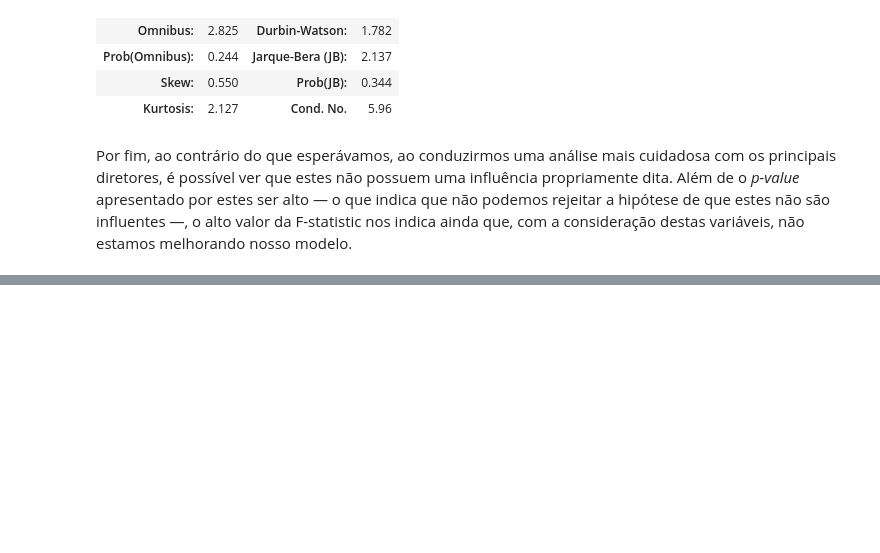
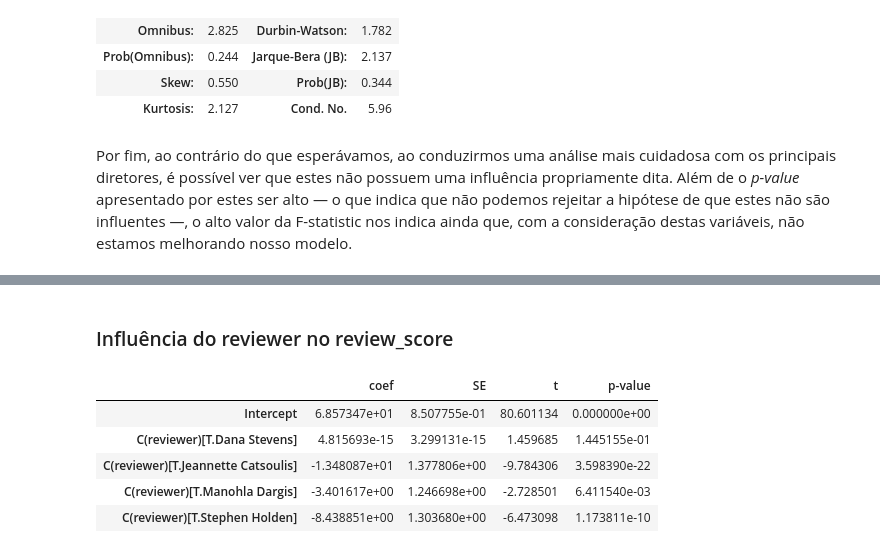
Before and after one commit to gabrieldluca/2017-2-projeto-metascience, a Jupyter notebook: notebooks/analysis.ipynb, the cells around one changed output, grey strips where cells are left out. Cells and saved outputs as stored; diff of their text form; code cells hidden in the pictures; blank space fills up the shorter version.

```diff
--- a/notebooks/analysis.ipynb
+++ b/notebooks/analysis.ipynb
@@ -268,0 +294,25 @@ Por fim, ao contrário do que esperávamos, ao conduzirmos uma análise mais cui
+# %% [markdown]
+### Influência do reviewer no review_score
+# %%
+reviewerQtd = movie_data.groupby('reviewer')[['review_score']].count()
+fiveReviewer = reviewerQtd.nlargest(5, ['review_score'])
+fiveReviewer = [i for i in fiveReviewer.index.values]
+
+getFiveReviewer= lambda i: i[2] in fiveReviewer
+fiveReviewerDF = pd.DataFrame(list(map(getFiveReviewer, movie_data.itertuples())))
+fiveReviewerDF = movie_data[fiveReviewerDF.values]
+fiveReviewerDF.reviewer.cat.remove_unused_categories(inplace=True)
+fiveReviewerDF = fiveReviewerDF.reset_index(drop=True).dropna()
+
+model = smf.ols(formula='review_score ~ C(reviewer)', data=fiveReviewerDF).fit()
+
+result = pd.concat([model.params, model.bse, model.tvalues, model.pvalues],
+                   axis=1, keys=['coef','SE','t','p-value'])
+display(result)
+# %% [output]
+|  | coef | SE | t | p-value |
+| Intercept | 6.857347e+01 | 8.507755e-01 | 80.601134 | 0.000000e+00 |
+| C(reviewer)[T.Dana Stevens] | 4.815693e-15 | 3.299131e-15 | 1.459685 | 1.445155e-01 |
+| C(reviewer)[T.Jeannette Catsoulis] | -1.348087e+01 | 1.377806e+00 | -9.784306 | 3.598390e-22 |
+| C(reviewer)[T.Manohla Dargis] | -3.401617e+00 | 1.246698e+00 | -2.728501 | 6.411540e-03 |
+| C(reviewer)[T.Stephen Holden] | -8.438851e+00 | 1.303680e+00 | -6.473098 | 1.173811e-10 |
```
Also changed, not shown: parts of 2 cells of this notebook.
